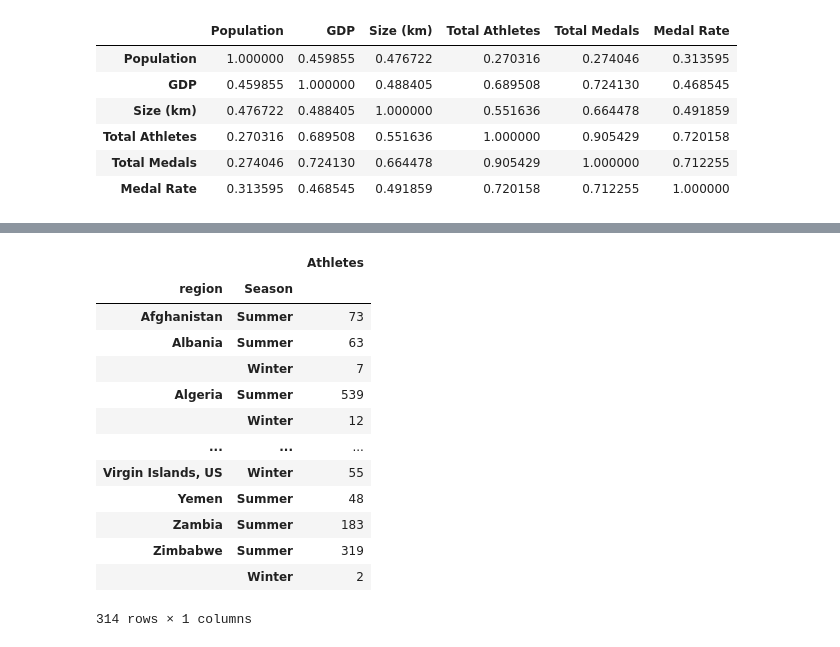
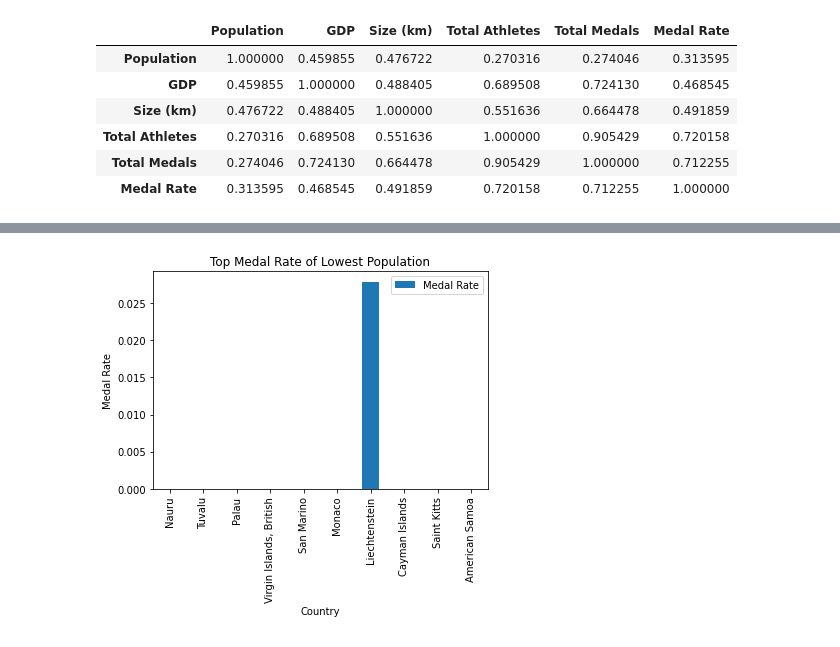
Before and after one commit to sak0213/perfect-10-group-project, a Jupyter notebook: country_df.ipynb, the cells around one changed output, grey strips where cells are left out. Saved outputs shown, nothing was run; the diff lists cells and outputs as text; code cells hidden in the pictures.

```diff
--- a/country_df.ipynb
+++ b/country_df.ipynb
@@ -172,0 +189,3 @@ country_corr
+# %%
+lowest_population = country_df.nsmallest(10, 'Population')
+lowest_population
@@ -270,20 +297,6 @@ totalmedals_df
 # %%
-summervswinter = countrymedal_group["Season"].value_counts()
-season_df = pd.DataFrame(summervswinter)
-season_df = season_df.rename(columns={'region':'Country','Season':'Season','Season':'Athletes'})
-season_df
+lowestpopulation_bar = lowest_population.plot(kind="bar", y='Medal Rate', title=("Top Medal Rate of Lowest Population"))
+lowestpopulation_bar.set_ylabel("Medal Rate")
+plt.show()
 # %% [output]
-|  |  | Athletes |
-| region | Season |  |
-| Afghanistan | Summer | 73 |
-| Albania | Summer | 63 |
-|  | Winter | 7 |
-| Algeria | Summer | 539 |
-|  | Winter | 12 |
-| ... | ... | ... |
-| Virgin Islands, US | Winter | 55 |
-| Yemen | Summer | 48 |
-| Zambia | Summer | 183 |
-| Zimbabwe | Summer | 319 |
-|  | Winter | 2 |
-314 rows × 1 columns
+[figure, added]
```
Also changed, not shown: parts of 15 cells of this notebook.
